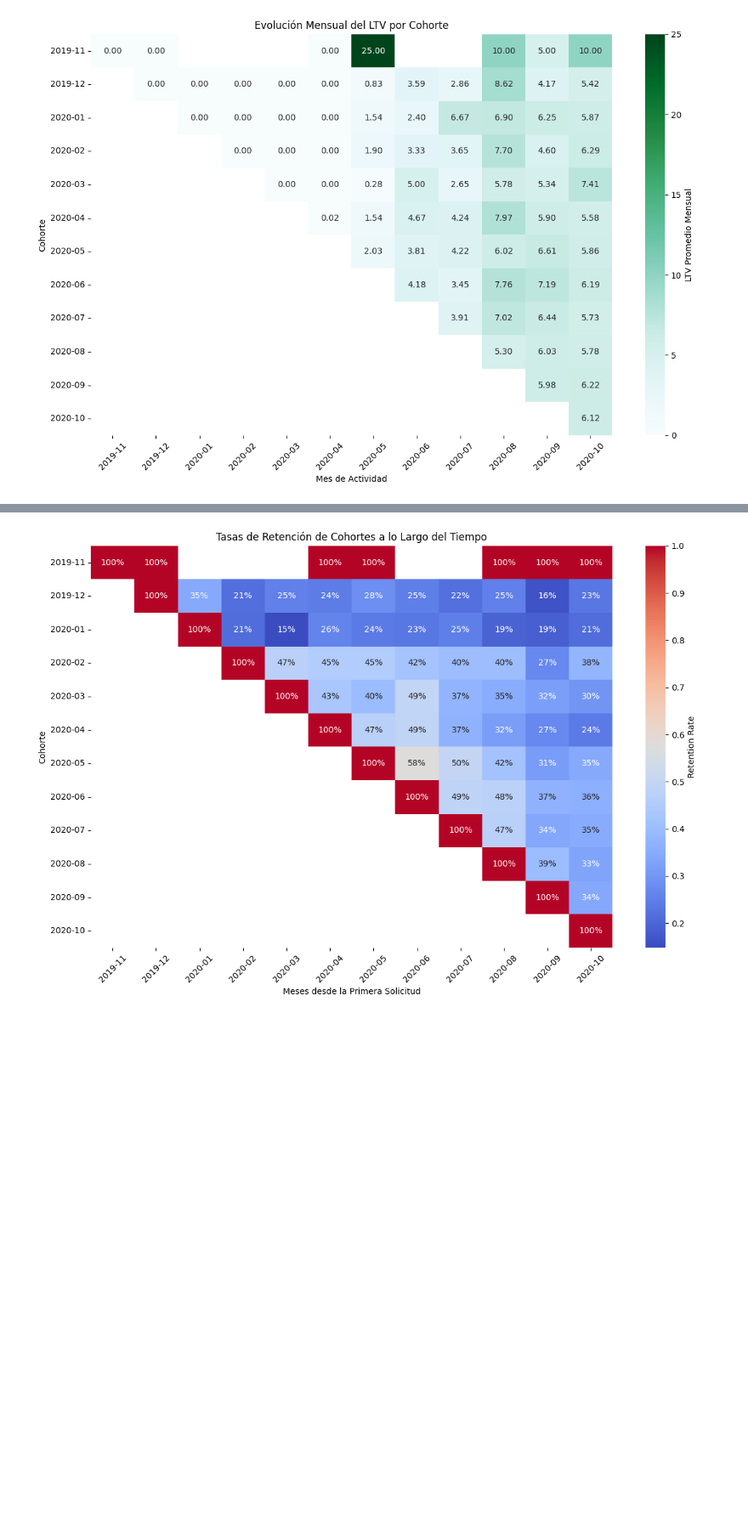
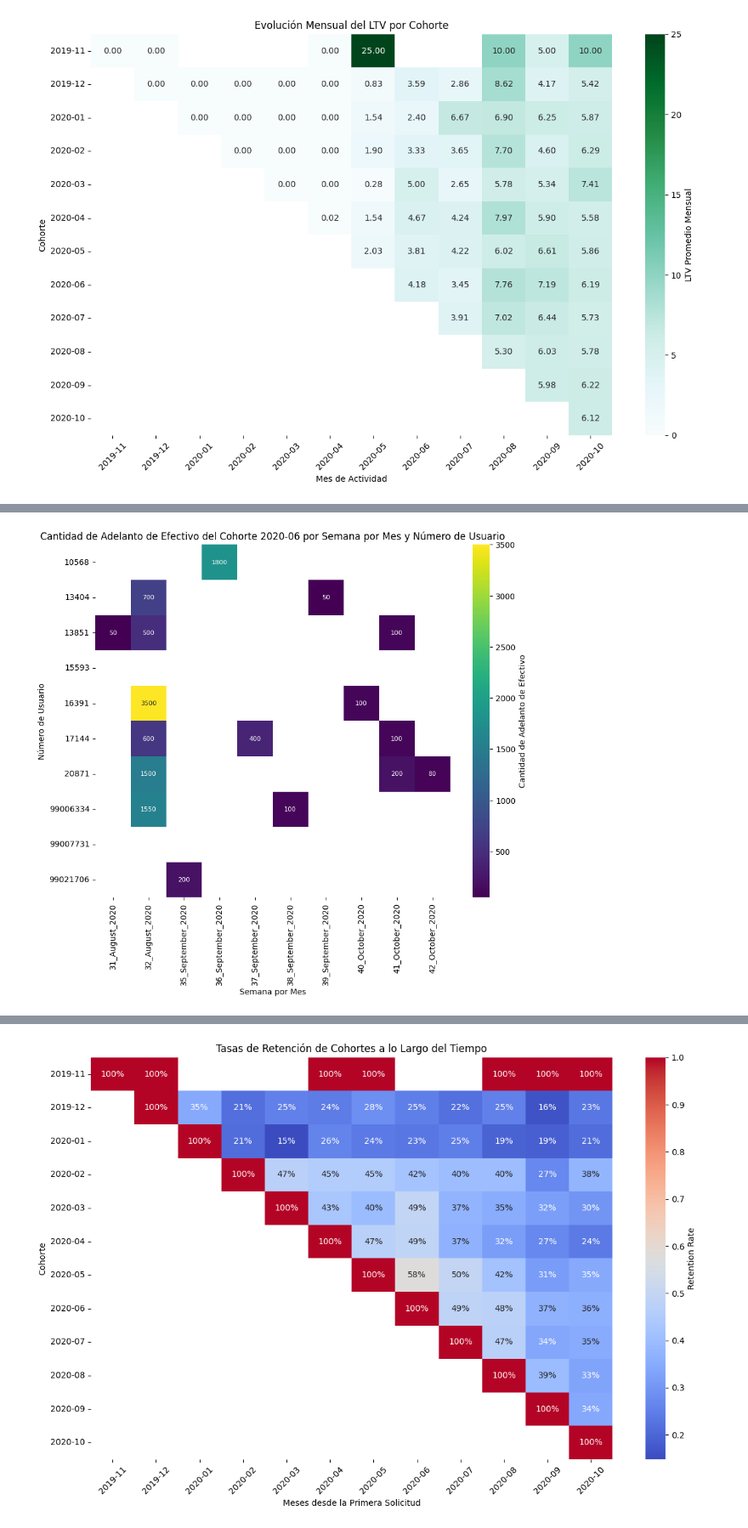
Before and after one commit to albagd77/Pasta-Loca---Proyecto-para-curso-Data-Scientist-UOC, a Jupyter notebook: analysis_ale.ipynb, the cells around one changed output, grey strips where cells are left out. Shown at 85% size. Saved outputs shown, nothing was run; the diff lists cells and outputs as text; code cells hidden in the pictures; blank space fills up the shorter version.

```diff
--- a/analysis_ale.ipynb
+++ b/analysis_ale.ipynb
@@ -348,0 +419,9 @@ plt.show()
+# %%
+# Agregar columnas de temporalidad
+# Semana y mes de la solicitud
+df_jo['Semana_Mes'] = df_jo['created_at'].dt.strftime('%U_%B') + '_' + df_jo['Mes_created_at'].dt.strftime('%Y')
+# Día y semana de la solicitud
+df_jo['Dia_Semana'] = df_jo['created_at'].dt.strftime('%A') + '_' + df_jo['Semana_Mes']
+# Hora y dia de la solicitud
+df_jo['Hora_Dia'] = df_jo['created_at'].dt.hour.astype(str) + '_' + df_jo['Dia_Semana']
+df_jo.head()
@@ -348,0 +436,4 @@ plt.show()
+# %%
+# Filtrar para calcular la cantidad de adelanto de efectivo por cohorte y semana
+cohort_weekly_amount = df_jo[df_jo['Cohorte'] == '2020-06'].groupby(['user_id','Semana_Mes'])['amount'].sum().reset_index()
+cohort_weekly_amount
@@ -348,0 +454,5 @@ plt.show()
+# %%
+# Filtrar para incluir solo los 10 usuarios seleccionados
+cohort_weekly_amount_top10 = cohort_weekly_amount[cohort_weekly_amount['user_id'].isin(top_10_users['user_id'])]
+cohort_weekly_amount_top10 = cohort_weekly_amount_top10.pivot(index='user_id', columns='Semana_Mes', values='amount')
+cohort_weekly_amount_top10
@@ -348,0 +472,4 @@ plt.show()
+# %%
+# Seleccionar las primeras 10 semanas
+cohort_weekly_amount_top10 = cohort_weekly_amount_top10.loc[:,cohort_weekly_amount_top10.columns[9:19]]
+cohort_weekly_amount_top10
@@ -348,0 +489,10 @@ plt.show()
+# %%
+# Graficar la cantidad de adelanto de efectivo de los 10 principales usuarios por semana
+plt.figure(figsize=(10, 8))
+plt.title('Cantidad de Adelanto de Efectivo del Cohorte 2020-06 por Semana por Mes y Número de Usuario')
+sns.heatmap(data=cohort_weekly_amount_top10, annot=True, fmt='.0f', cmap='viridis', annot_kws={"size": 8}, cbar_kws={'label': 'Cantidad de Adelanto de Efectivo'})
+plt.xlabel('Semana por Mes')
+plt.ylabel('Número de Usuario')
+plt.show()
+# %% [output]
+[figure, added]
```
Also changed, not shown: parts of 17 cells of this notebook, 3 other files.
